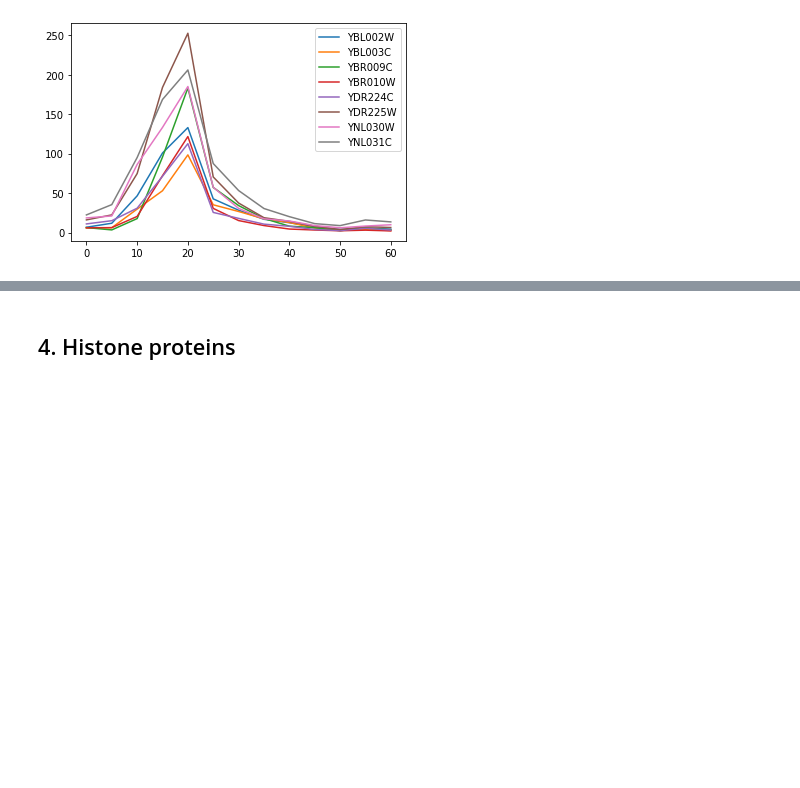
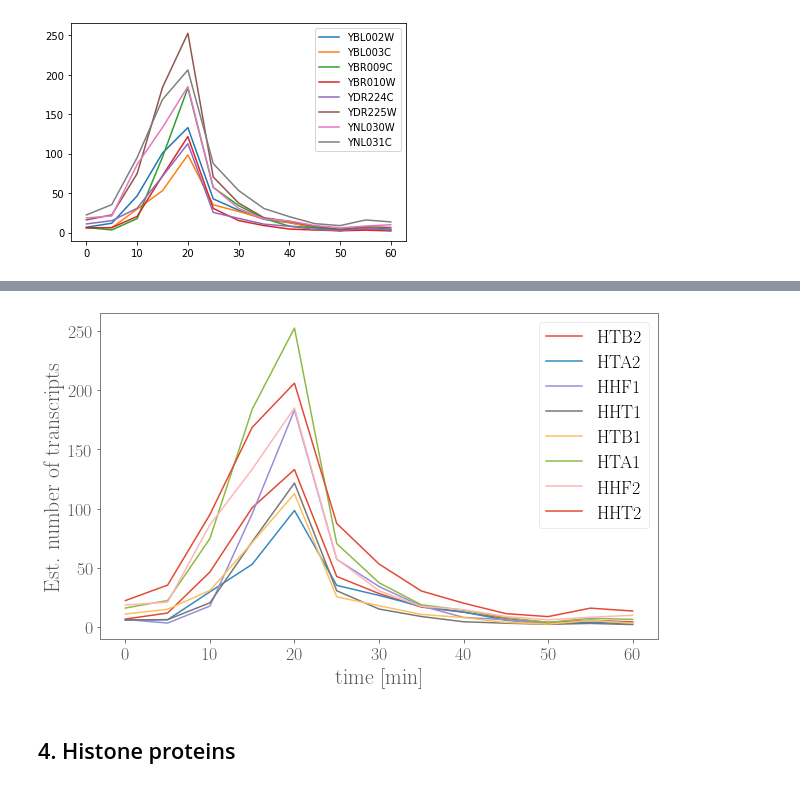
Before and after one commit to gittenberg/TRSL2, a Jupyter notebook: notebooks/40_Histone_analysis.ipynb, the cells around one changed output, grey strips where cells are left out. Drawn from its saved outputs; the diff is of its cells as text; code cells hidden in the pictures; blank space fills up the shorter version.

Commit message:
Histone analysis for paper

```diff
--- a/notebooks/40_Histone_analysis.ipynb
+++ b/notebooks/40_Histone_analysis.ipynb
@@ -6,6 +6,9 @@
 import numpy as np
 import pandas as pd
 import pickle as pkl
+import matplotlib
+import matplotlib.pyplot as plt
+matplotlib.style.use('ggplot')
 # %% [markdown]
 ## 2. Load data
 # %%
@@ -157,3 +160,5 @@ ax.legend(histones_abs_df['systematic'])
 # %% [output]
 <matplotlib.legend.Legend at 0x...>
 [figure]
+# %%
+histones_inverted = {v: k for k, v in histones.items()}
@@ -159,0 +176,2 @@ ax.legend(histones_abs_df['systematic'])
+# %%
+histones_abs_df['name'] = histones_abs_df['systematic'].map(histones_inverted)
@@ -160,3 +196,18 @@ ax.legend(histones_abs_df['systematic'])
+# %%
+plt.rc('text', usetex=True)
+plt.rc('font', family='serif')
+plt.rcParams['figure.figsize'] = (10, 6)
+plt.rcParams['axes.facecolor'] = 'white'
+plt.rcParams['axes.edgecolor'] = 'grey'
+plt.rcParams.update({'font.size': 18})
+# %%
+ax = histones_abs_df[[0, 5, 10, 15, 20, 25, 30, 35, 40, 45, 50, 55, 60]].T.plot(logy=False)
+ax.legend(histones_abs_df['name'])
+ax.set_xlabel("time [min]")
+ax.set_ylabel("Est. number of transcripts")
+plt.savefig('histone_time_series.png', bbox_inches='tight', dpi=600)
+# %% [output]
+[figure, added]
 # %% [markdown]
 ## 4. Histone proteins
 # %%
```
Also changed, not shown: parts of 3 cells of this notebook, 4 other files.
